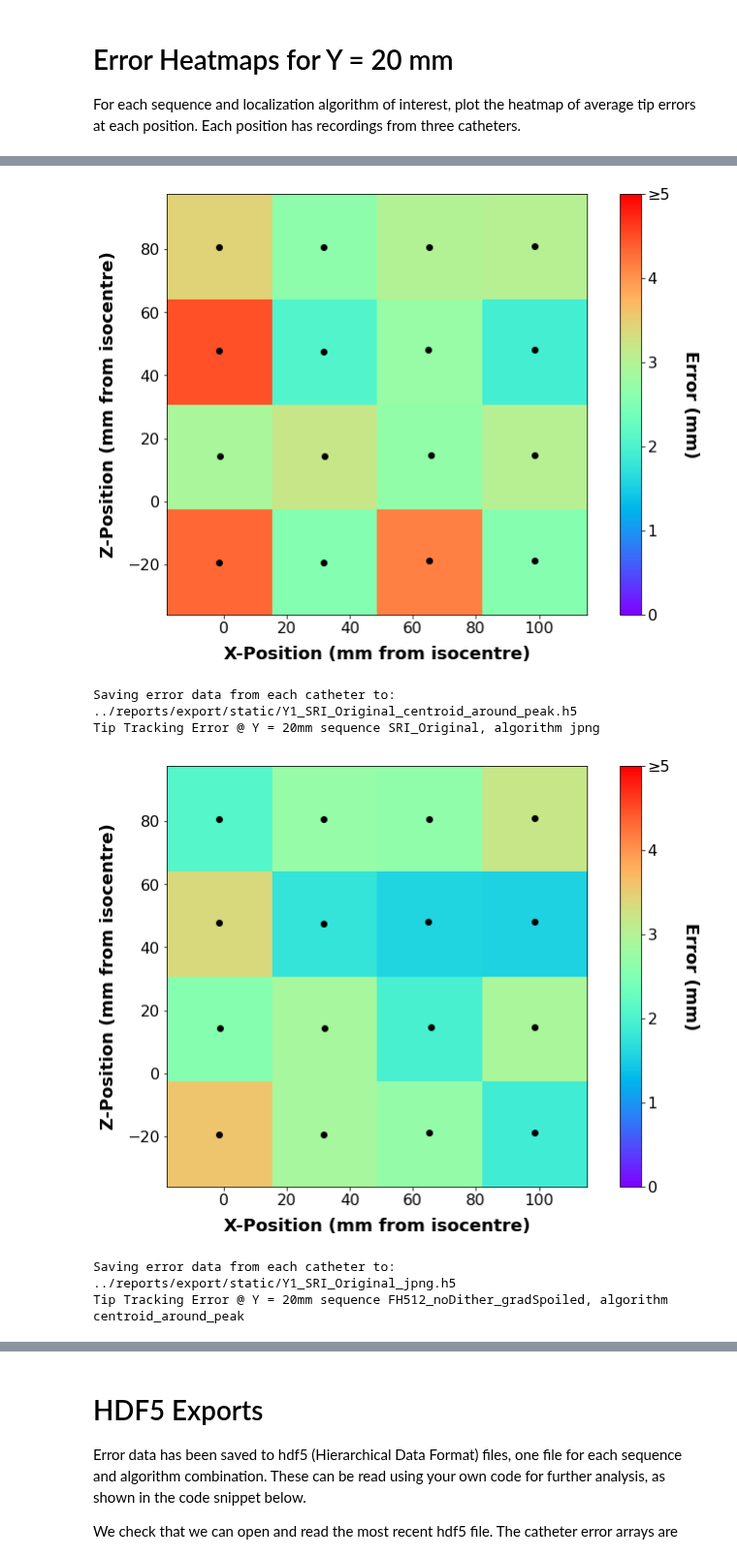
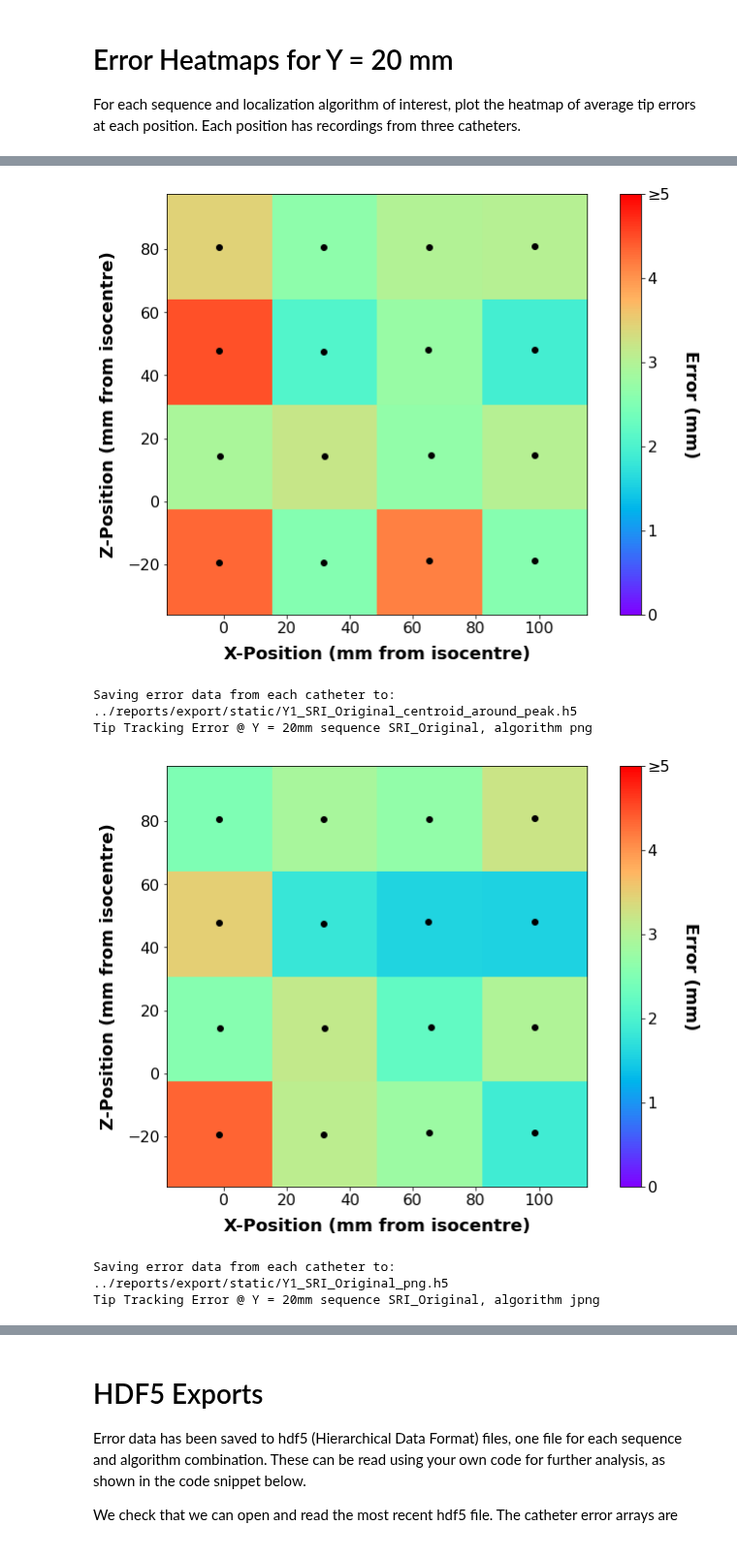
Before and after one commit to WrightGroupSRI/mr-tracking-analysis, a Jupyter notebook: Static_Tracking/static_tracking_heatmaps_Y1.ipynb, the cells around one changed output, grey strips where cells are left out. Shown at 97% size. Drawn from its saved outputs; the diff is of its cells as text; code cells hidden in the pictures.

Commit message:
Adding png output to static notebooks

```diff
--- a/Static_Tracking/static_tracking_heatmaps_Y1.ipynb
+++ b/Static_Tracking/static_tracking_heatmaps_Y1.ipynb
@@ -37,7 +37,7 @@ geometry_index = 1
 For each sequence and localization algorithm of interest, plot the heatmap of average tip errors at each position. Each position has recordings from three catheters.
 # %%
 sequences = ['SRI_Original', 'FH512_noDither_gradSpoiled']
-algorithms = ['centroid_around_peak', 'jpng']
+algorithms = ['centroid_around_peak', 'png', 'jpng']
 
 os.makedirs(error_path, exist_ok=True)
 
@@ -57,34 +57,34 @@ for seq in sequences:
         plt.gca().invert_yaxis()
         plt.xlabel('X-Position (mm from isocentre)', fontsize = 18, fontweight = 'bold', labelpad = 10)
         plt.ylabel('Z-Position (mm from isocentre)', fontsize = 18, fontweight = 'bold', labelpad = 10)
         plt.xticks(fontsize = 16)
         plt.yticks(fontsize = 16)
         print('Tip Tracking Error @ Y = 20mm sequence {0}, algorithm {1}'.format(seq, alg))
         cbar = plt.colorbar(heatmap)
         cbar.ax.set_yticklabels(['0', '1', '2', '3', '4', '\u2265' + '5'])
         cbar.ax.get_yaxis().labelpad = 30
         cbar.ax.tick_params(labelsize = 16)
         cbar.ax.set_ylabel('Error (mm)', rotation = 270, fontsize = 18, fontweight = 'bold')
 
         if not os.path.isdir('{0}'.format(heatmap_path)):
             os.makedirs('{0}'.format(heatmap_path))
 
         plt.savefig('{0}{1}_{2}_heatmap.png'.format(heatmap_path, seq, alg), dpi=300)
         plt.show()
 
         # Below we save the tip errors from each catheter to hdf5 format
         h5out = '{0}Y1_{1}_{2}.h5'.format(error_path, seq, alg)
         with h5py.File(h5out, 'w', libver='latest') as f:
             print("Saving error data from each catheter to: " + h5out)
             for k, v in path_dct.items():
                 expmt = pathlib.PurePath(k).parts[-1]
                 name = 'static_err_' + seq + '_' + alg + '_' + expmt
                 f.create_dataset(name, data=v)
 # %% [output]
 Tip Tracking Error @ Y = 20mm sequence SRI_Original, algorithm centroid_around_peak
 [figure]
 Saving error data from each catheter to: ../reports/export/static/Y1_SRI_Original_centroid_around_peak.h5
-Tip Tracking Error @ Y = 20mm sequence SRI_Original, algorithm jpng
+Tip Tracking Error @ Y = 20mm sequence SRI_Original, algorithm png
-[figure, old version]
+[figure, new version]
-Saving error data from each catheter to: ../reports/export/static/Y1_SRI_Original_jpng.h5
-Tip Tracking Error @ Y = 20mm sequence FH512_noDither_gradSpoiled, algorithm centroid_around_peak
+Saving error data from each catheter to: ../reports/export/static/Y1_SRI_Original_png.h5
+Tip Tracking Error @ Y = 20mm sequence SRI_Original, algorithm jpng
```
Also changed, not shown: parts of 1 cell of this notebook, 2 other files.
